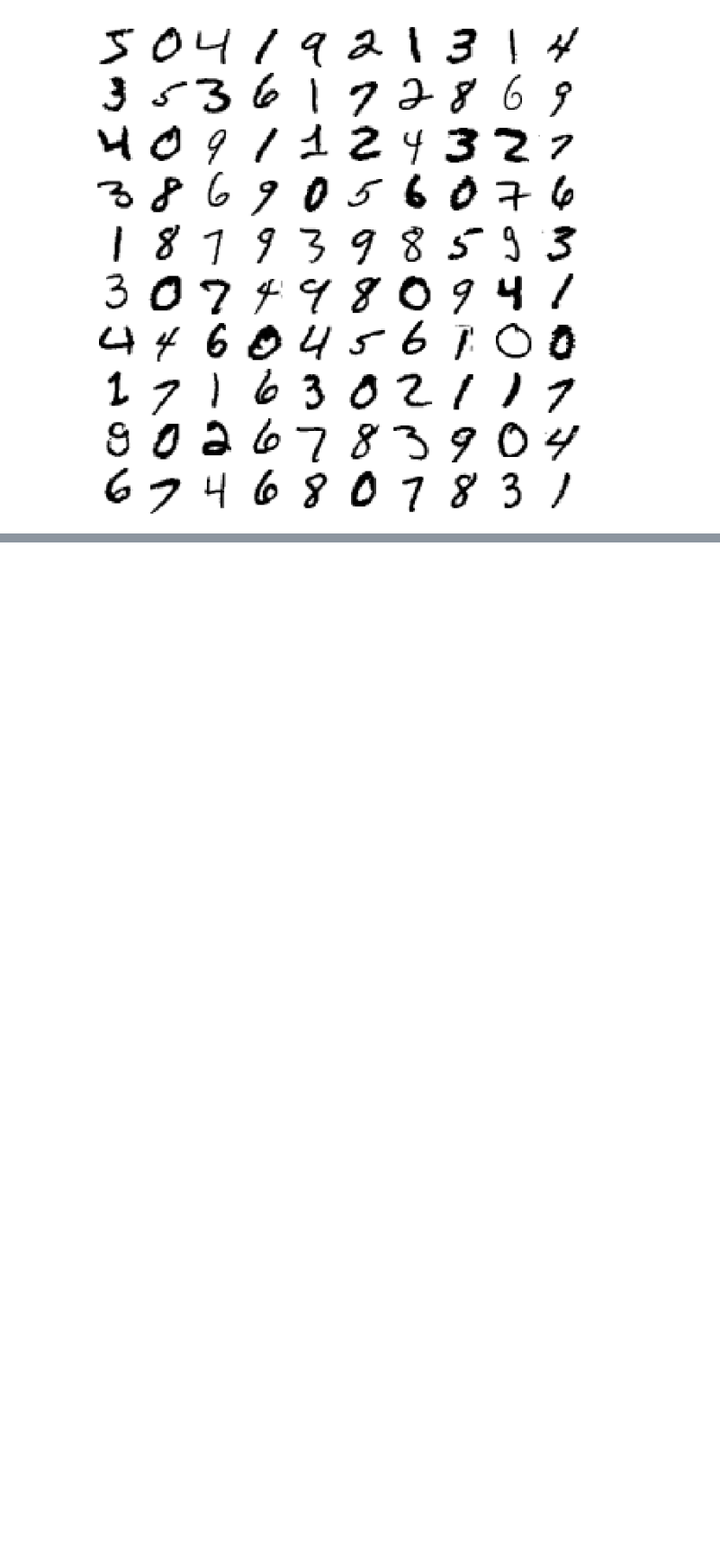
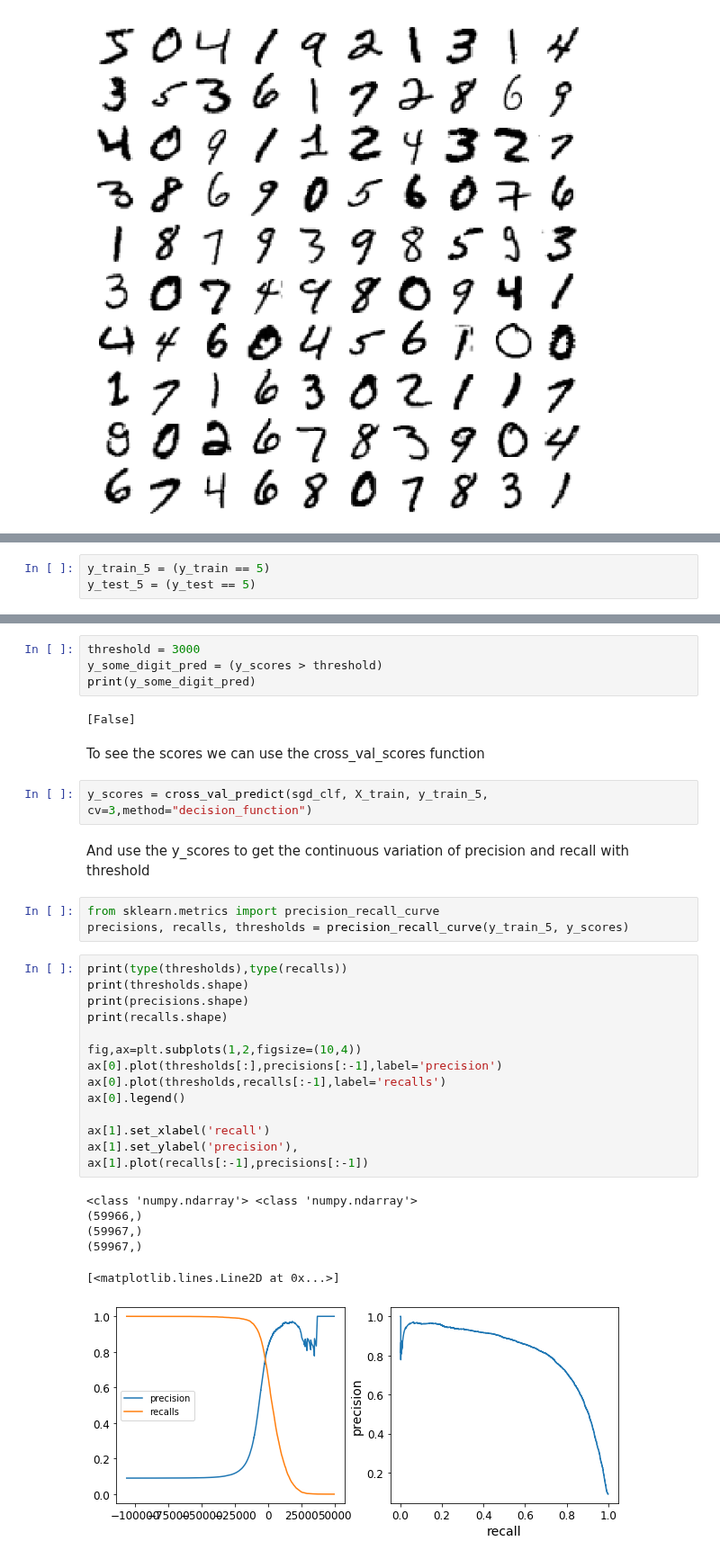
Before and after one commit to dtrad/geoml_course, a Jupyter notebook: Practice9-Classification.ipynb, the cells around one changed output, grey strips where cells are left out. Shown at 90% size. Saved outputs shown, nothing was run; the diff lists cells and outputs as text; blank space fills up the shorter version.

```diff
--- a/Practice9-Classification.ipynb
+++ b/Practice9-Classification.ipynb
@@ -99,0 +108,3 @@ Saving figure more_digits_plot
+# %%
+y_train_5 = (y_train == 5)
+y_test_5 = (y_test == 5)
@@ -99,0 +259,36 @@ Saving figure more_digits_plot
+# %%
+threshold = 3000
+y_some_digit_pred = (y_scores > threshold)
+print(y_some_digit_pred)
+# %% [output]
+[False]
+# %% [markdown]
+To see the scores we can use the cross_val_scores function
+# %%
+y_scores = cross_val_predict(sgd_clf, X_train, y_train_5, cv=3,method="decision_function")
+# %% [markdown]
+And use the y_scores to get the continuous variation of precision and recall with threshold
+# %%
+from sklearn.metrics import precision_recall_curve
+precisions, recalls, thresholds = precision_recall_curve(y_train_5, y_scores)
+# %%
+print(type(thresholds),type(recalls))
+print(thresholds.shape)
+print(precisions.shape)
+print(recalls.shape)
+
+fig,ax=plt.subplots(1,2,figsize=(10,4))
+ax[0].plot(thresholds[:],precisions[:-1],label='precision')
+ax[0].plot(thresholds,recalls[:-1],label='recalls')
+ax[0].legend()
+
+ax[1].set_xlabel('recall')
+ax[1].set_ylabel('precision'),
+ax[1].plot(recalls[:-1],precisions[:-1])
+# %% [output]
+<class 'numpy.ndarray'> <class 'numpy.ndarray'>
+(59966,)
+(59967,)
+(59967,)
+[<matplotlib.lines.Line2D at 0x...>]
+[figure, added]
```
Also changed, not shown: parts of 29 cells of this notebook, 1 other file.
